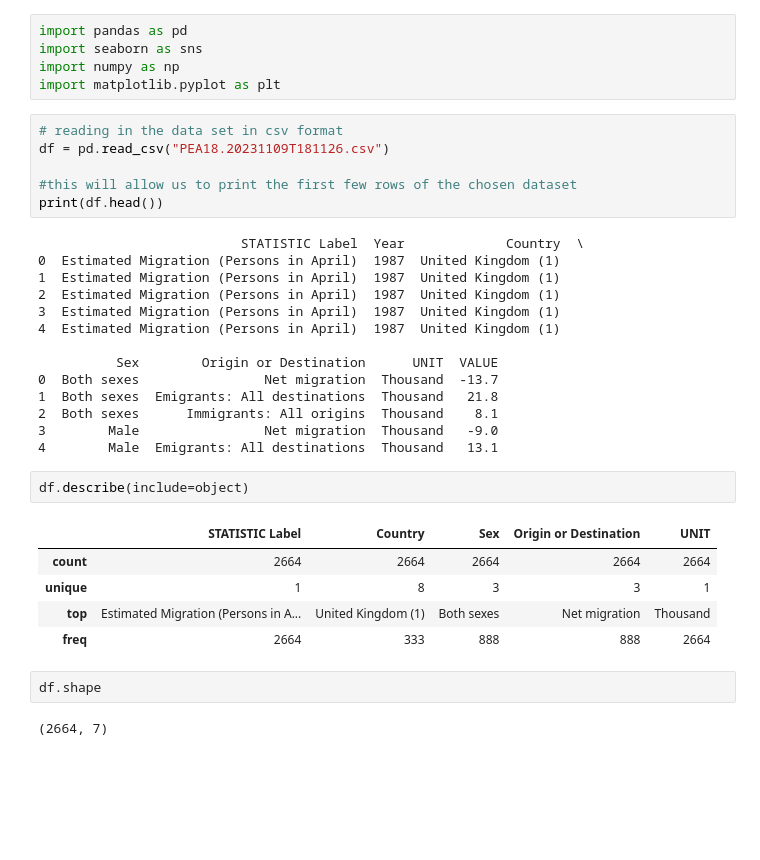
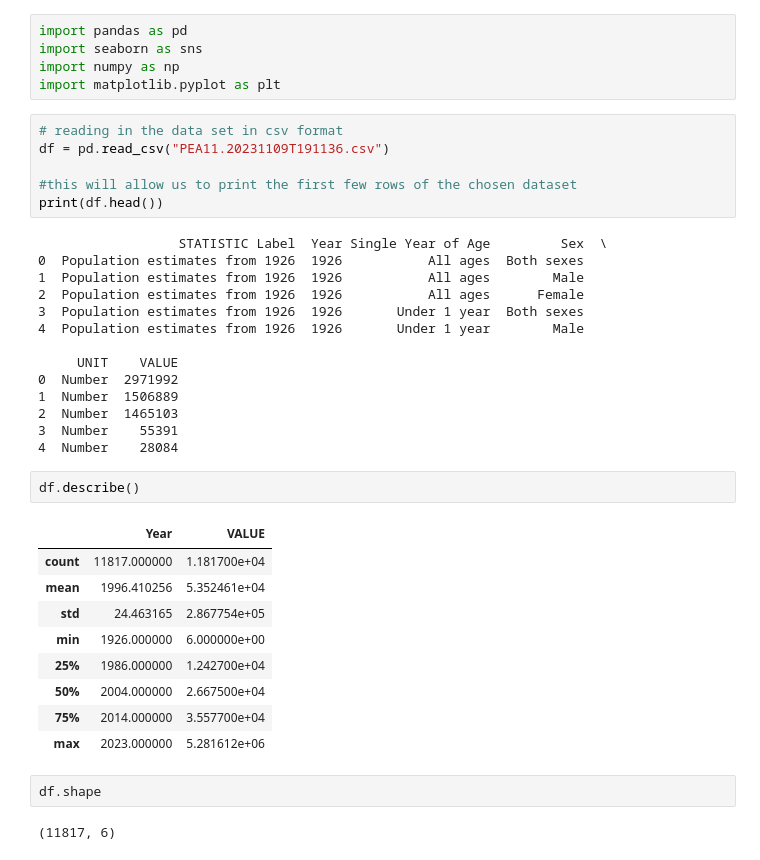
Before and after one commit to RodneyWardle2023/ca1, a Jupyter notebook: CA1_Rodney_Wardle_Main_Code.ipynb, the cells around one changed output. Cells and saved outputs as stored; diff of their text form; blank space fills up the shorter version.

```diff
--- a/CA1_Rodney_Wardle_Main_Code.ipynb
+++ b/CA1_Rodney_Wardle_Main_Code.ipynb
@@ -5,36 +5,40 @@ import numpy as np
 import matplotlib.pyplot as plt
 # %%
 # reading in the data set in csv format
-df = pd.read_csv("PEA18.20231109T181126.csv")
+df = pd.read_csv("PEA11.20231109T191136.csv")
 
 #this will allow us to print the first few rows of the chosen dataset
 print(df.head())
 # %% [output]
-                          STATISTIC Label  Year             Country  \
-0  Estimated Migration (Persons in April)  1987  United Kingdom (1)
-1  Estimated Migration (Persons in April)  1987  United Kingdom (1)
-2  Estimated Migration (Persons in April)  1987  United Kingdom (1)
-3  Estimated Migration (Persons in April)  1987  United Kingdom (1)
-4  Estimated Migration (Persons in April)  1987  United Kingdom (1)
+                  STATISTIC Label  Year Single Year of Age         Sex  \
+0  Population estimates from 1926  1926           All ages  Both sexes
+1  Population estimates from 1926  1926           All ages        Male
+2  Population estimates from 1926  1926           All ages      Female
+3  Population estimates from 1926  1926       Under 1 year  Both sexes
+4  Population estimates from 1926  1926       Under 1 year        Male
 
-          Sex        Origin or Destination      UNIT  VALUE
-0  Both sexes                Net migration  Thousand  -13.7
-1  Both sexes  Emigrants: All destinations  Thousand   21.8
-2  Both sexes      Immigrants: All origins  Thousand    8.1
-3        Male                Net migration  Thousand   -9.0
-4        Male  Emigrants: All destinations  Thousand   13.1
+     UNIT    VALUE
+0  Number  2971992
+1  Number  1506889
+2  Number  1465103
+3  Number    55391
+4  Number    28084
 # %%
-df.describe(include=object)
+df.describe()
 # %% [output]
-|  | STATISTIC Label | Country | Sex | Origin or Destination | UNIT |
-| count | 2664 | 2664 | 2664 | 2664 | 2664 |
-| unique | 1 | 8 | 3 | 3 | 1 |
-| top | Estimated Migration (Persons in A... | United Kingdom (1) | Both sexes | Net migration | Thousand |
-| freq | 2664 | 333 | 888 | 888 | 2664 |
+|  | Year | VALUE |
+| count | 11817.000000 | 1.181700e+04 |
+| mean | 1996.410256 | 5.352461e+04 |
+| std | 24.463165 | 2.867754e+05 |
+| min | 1926.000000 | 6.000000e+00 |
+| 25% | 1986.000000 | 1.242700e+04 |
+| 50% | 2004.000000 | 2.667500e+04 |
+| 75% | 2014.000000 | 3.557700e+04 |
+| max | 2023.000000 | 5.281612e+06 |
 # %%
 df.shape
 # %% [output]
-(2664, 7)
+(11817, 6)
 # %%
 display(df)
 # %% [output]
```
Also changed, not shown: parts of 21 cells of this notebook.
